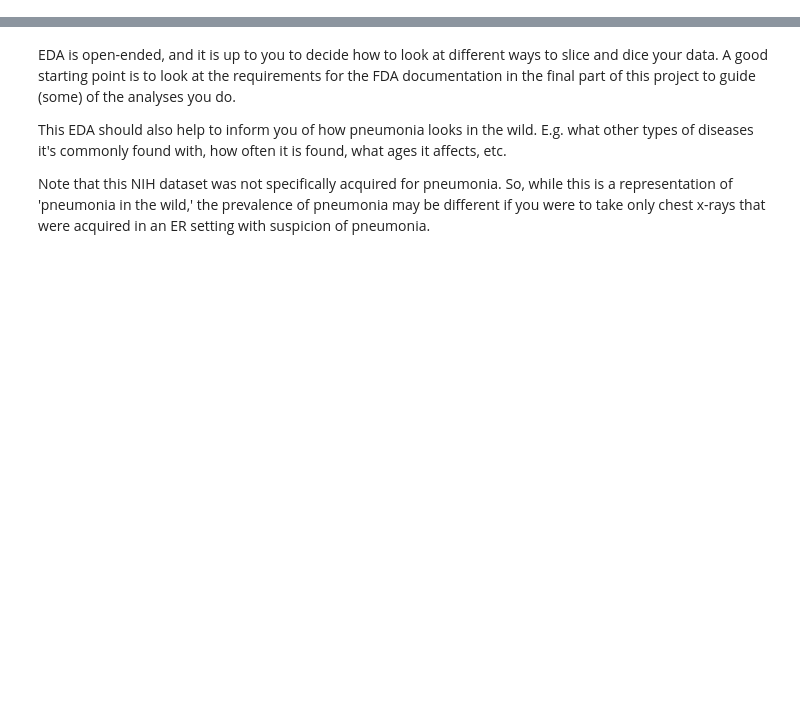
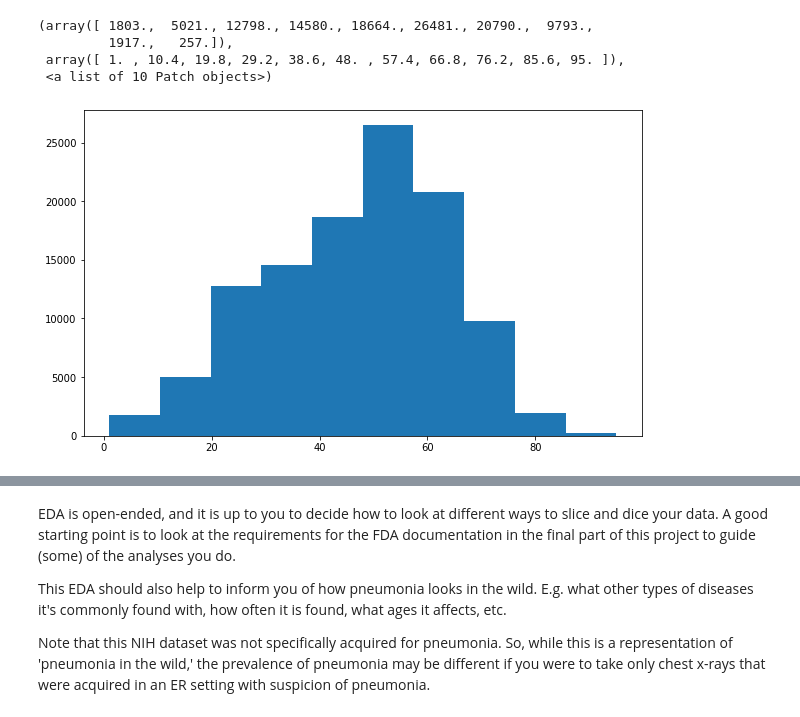
Before and after one commit to fantauzzi/AIHCND_Pneumonia_Detection, a Jupyter notebook: EDA.ipynb, the cells around one changed output, grey strips where cells are left out. Saved outputs shown, nothing was run; the diff lists cells and outputs as text; code cells hidden in the pictures; blank space fills up the shorter version.

```diff
--- a/EDA.ipynb
+++ b/EDA.ipynb
@@ -18,0 +151,12 @@ date_sample.sample(3)
+# %%
+all_xray_df.loc[all_xray_df['Patient Age'] > 117, 'Patient Age'] = float('nan')
+# %%
+# Age distribution
+plt.figure(figsize=(10,6))
+plt.hist(all_xray_df['Patient Age'])
+# %% [output]
+(array([ 1803.,  5021., 12798., 14580., 18664., 26481., 20790.,  9793.,
+         1917.,   257.]),
+ array([ 1. , 10.4, 19.8, 29.2, 38.6, 48. , 57.4, 66.8, 76.2, 85.6, 95. ]),
+ <a list of 10 Patch objects>)
+[figure, added]
```
Also changed, not shown: parts of 29 cells of this notebook.
